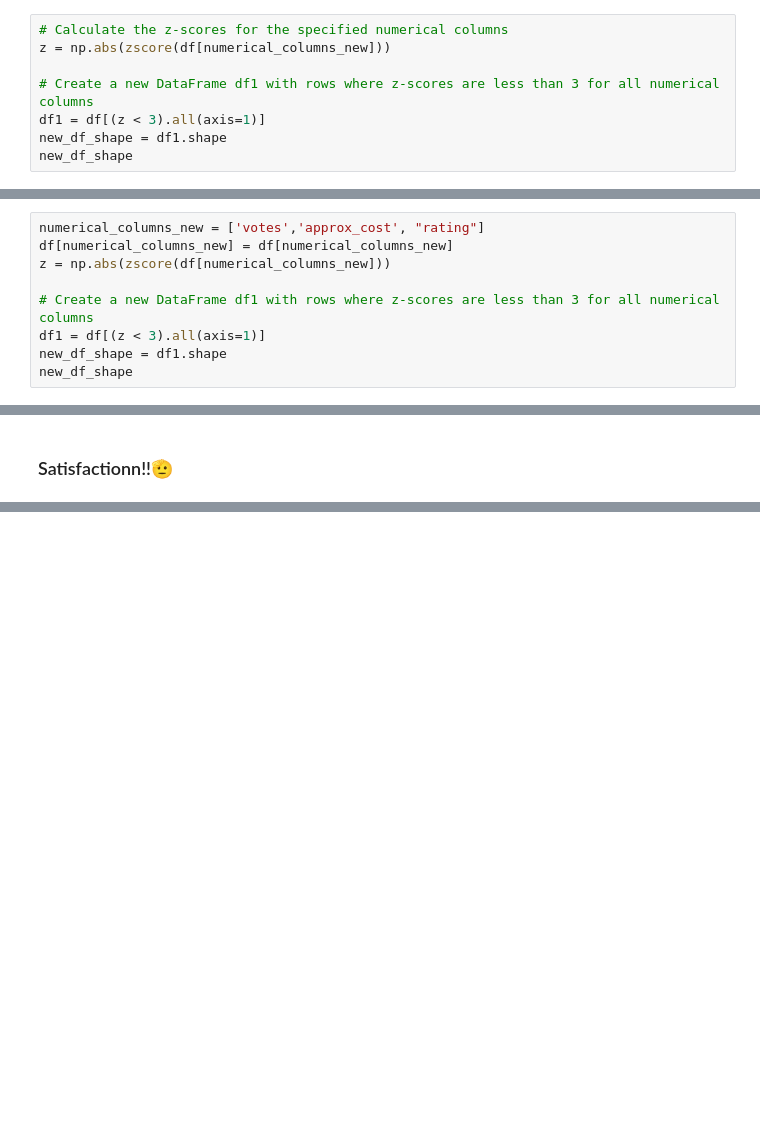
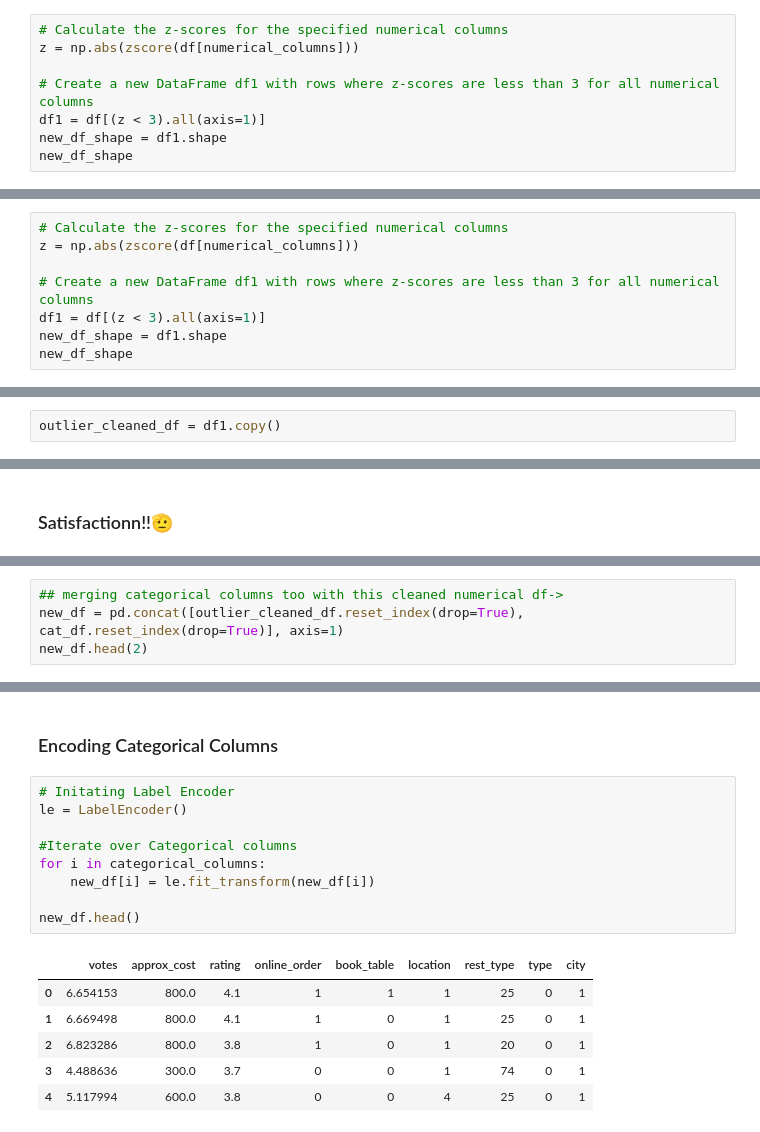
Before and after one commit to bhavbooks/Zomato-Restaurants-Rating-Prediction-, a Jupyter notebook: src/preprocessing.ipynb, the cells around one changed output, grey strips where cells are left out. Drawn from its saved outputs; the diff is of its cells as text; blank space fills up the shorter version.

```diff
--- a/src/preprocessing.ipynb
+++ b/src/preprocessing.ipynb
@@ -219,7 +244,7 @@ old_df_shape
 - Using Z-Score method to handle outliers,
 # %%
 # Calculate the z-scores for the specified numerical columns
-z = np.abs(zscore(df[numerical_columns_new]))
+z = np.abs(zscore(df[numerical_columns]))
 
 # Create a new DataFrame df1 with rows where z-scores are less than 3 for all numerical columns
 df1 = df[(z < 3).all(axis=1)]
@@ -394,9 +446,8 @@ np.log1p(x) means log(1 + x) behind the scenes.
 ### Handling outliers again,
 - with the same Z-Score method as we've already fixed the Skewness
 # %%
-numerical_columns_new = ['votes','approx_cost', "rating"]
-df[numerical_columns_new] = df[numerical_columns_new]
-z = np.abs(zscore(df[numerical_columns_new]))
+# Calculate the z-scores for the specified numerical columns
+z = np.abs(zscore(df[numerical_columns]))
 
 # Create a new DataFrame df1 with rows where z-scores are less than 3 for all numerical columns
 df1 = df[(z < 3).all(axis=1)]
@@ -434,6 +485,8 @@ Upper Side: No outliers ✅
 # %% [markdown]
 ### Done😏,
 - Note-> I could've also done the Outlier handling with IQR directly but eventually skewness was needed to be taken care of. So..!
+# %%
+outlier_cleaned_df = df1.copy()
 # %% [markdown]
 ### Personal Curiosity->
 # %% [markdown]
@@ -487,0 +551,4 @@ Upper Side: No outliers ✅
+# %%
+## merging categorical columns too with this cleaned numerical df->
+new_df = pd.concat([outlier_cleaned_df.reset_index(drop=True), cat_df.reset_index(drop=True)], axis=1)
+new_df.head(2)
@@ -487,0 +566,18 @@ Upper Side: No outliers ✅
+# %% [markdown]
+### Encoding Categorical Columns
+# %%
+# Initating Label Encoder
+le = LabelEncoder()
+
+#Iterate over Categorical columns
+for i in categorical_columns:
+    new_df[i] = le.fit_transform(new_df[i])
+
+new_df.head()
+# %% [output]
+|  | votes | approx_cost | rating | online_order | book_table | location | rest_type | type | city |
+| 0 | 6.654153 | 800.0 | 4.1 | 1 | 1 | 1 | 25 | 0 | 1 |
+| 1 | 6.669498 | 800.0 | 4.1 | 1 | 0 | 1 | 25 | 0 | 1 |
+| 2 | 6.823286 | 800.0 | 3.8 | 1 | 0 | 1 | 20 | 0 | 1 |
+| 3 | 4.488636 | 300.0 | 3.7 | 0 | 0 | 1 | 74 | 0 | 1 |
+| 4 | 5.117994 | 600.0 | 3.8 | 0 | 0 | 4 | 25 | 0 | 1 |
```
Also changed, not shown: parts of 23 cells of this notebook, 2 other files.
